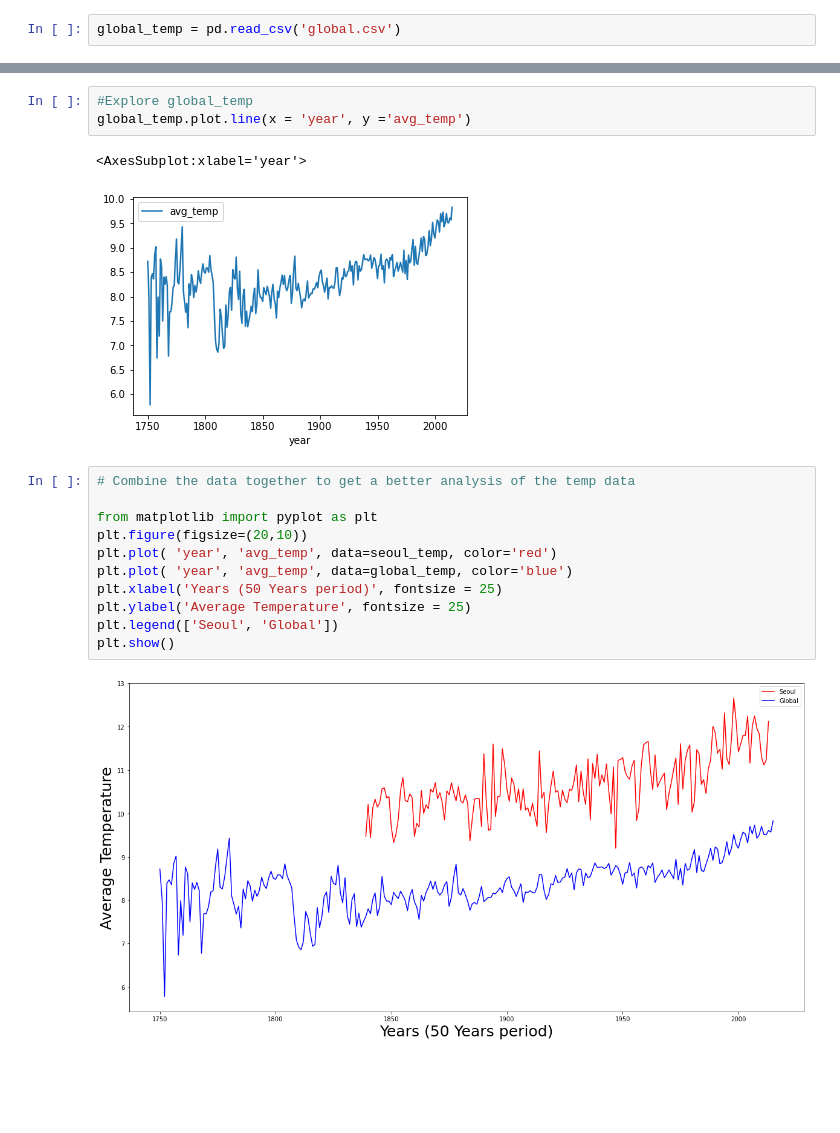
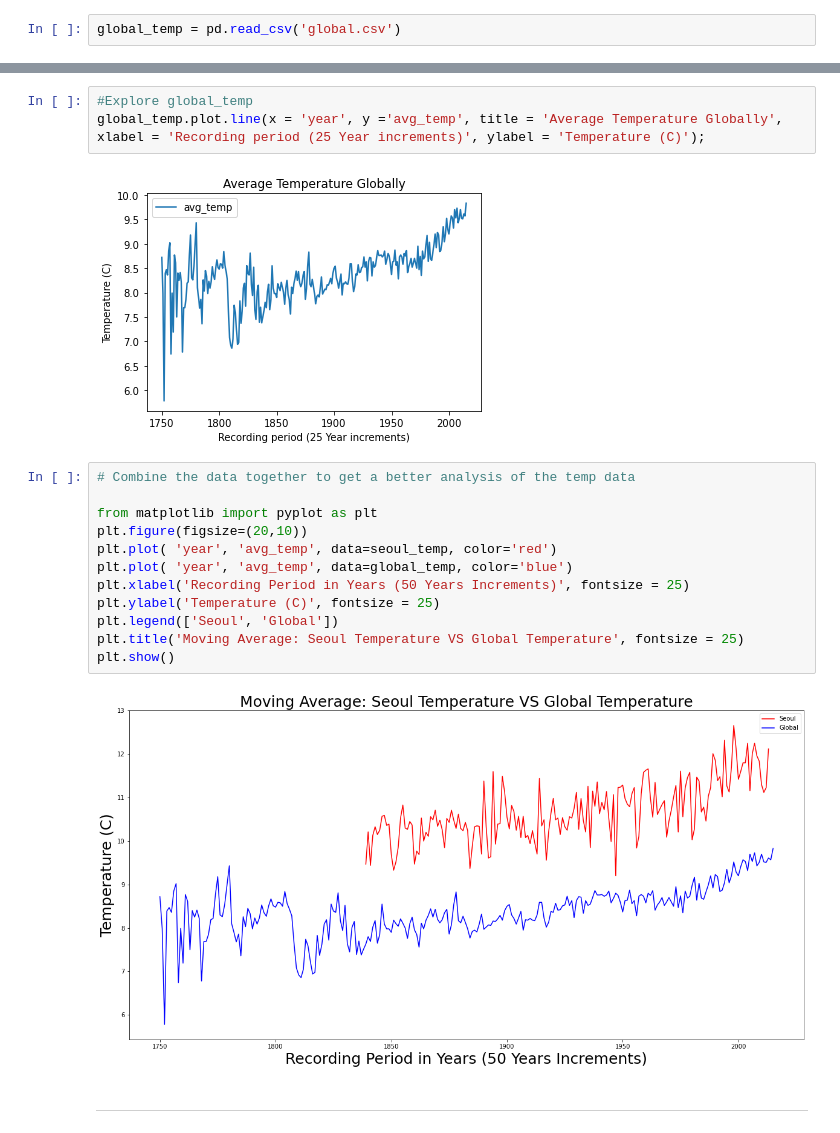
Before and after one commit to HunterKane/Udacity-Data-Analysis-Project-1---Weather-Trends-, a Jupyter notebook: Project 1 - Weather Trends .ipynb, the cells around one changed output, grey strips where cells are left out. Saved outputs shown, nothing was run; the diff lists cells and outputs as text; blank space fills up the shorter version.

```diff
--- a/Project 1 - Weather Trends .ipynb
+++ b/Project 1 - Weather Trends .ipynb
@@ -39,9 +71,8 @@ seoul_temp.plot.line(x = 'year', y ='avg_temp', color = 'red')
 # %%
 #Explore global_temp
-global_temp.plot.line(x = 'year', y ='avg_temp')
+global_temp.plot.line(x = 'year', y ='avg_temp', title = 'Average Temperature Globally', xlabel = 'Recording period (25 Year increments)', ylabel = 'Temperature (C)');
 # %% [output]
-<AxesSubplot:xlabel='year'>
-[figure, old version]
+[figure, new version]
 # %%
 # Combine the data together to get a better analysis of the temp data
 
@@ -49,9 +80,12 @@ from matplotlib import pyplot as plt
 plt.figure(figsize=(20,10))
 plt.plot( 'year', 'avg_temp', data=seoul_temp, color='red')
 plt.plot( 'year', 'avg_temp', data=global_temp, color='blue')
-plt.xlabel('Years (50 Years period)', fontsize = 25)
-plt.ylabel('Average Temperature', fontsize = 25)
+plt.xlabel('Recording Period in Years (50 Years Increments)', fontsize = 25)
+plt.ylabel('Temperature (C)', fontsize = 25)
 plt.legend(['Seoul', 'Global'])
+plt.title('Moving Average: Seoul Temperature VS Global Temperature', fontsize = 25)
 plt.show()
 # %% [output]
-[figure, old version]
+[figure, new version]
+# %% [markdown]
+---
```
Also changed, not shown: parts of 15 cells of this notebook.
